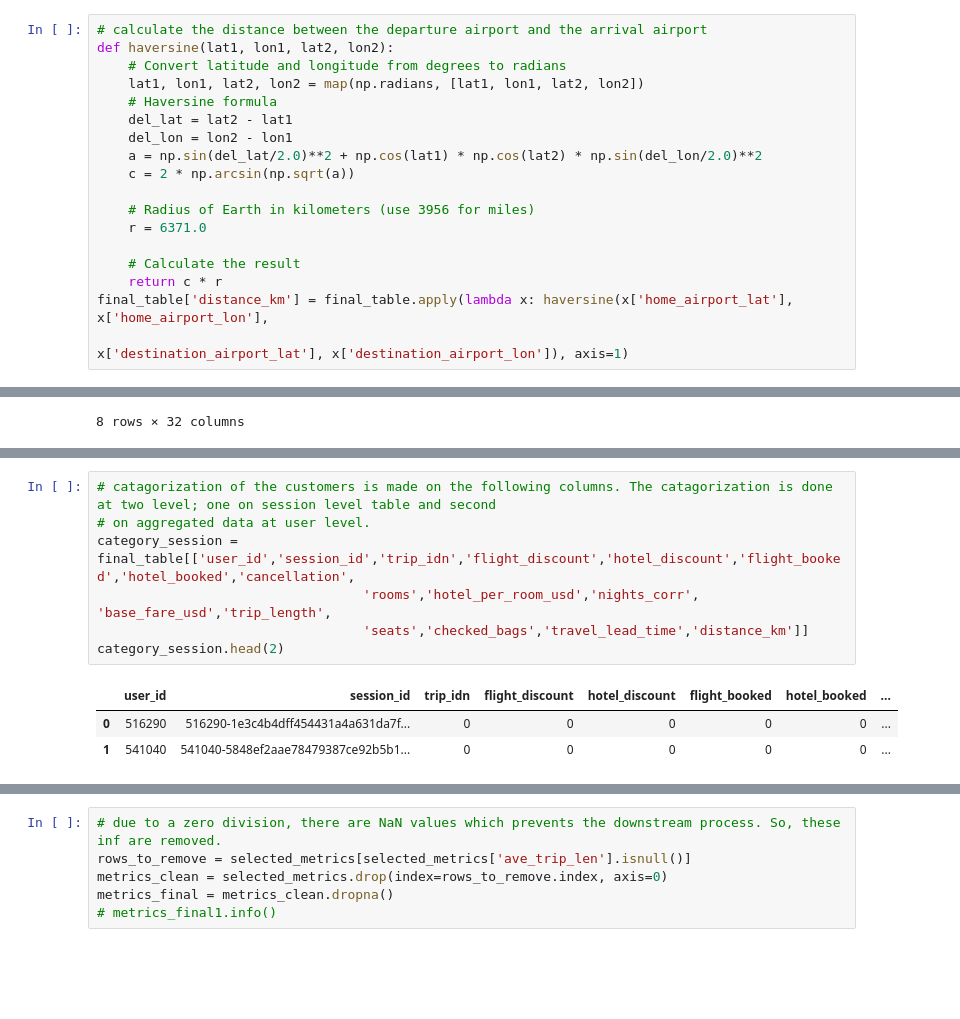
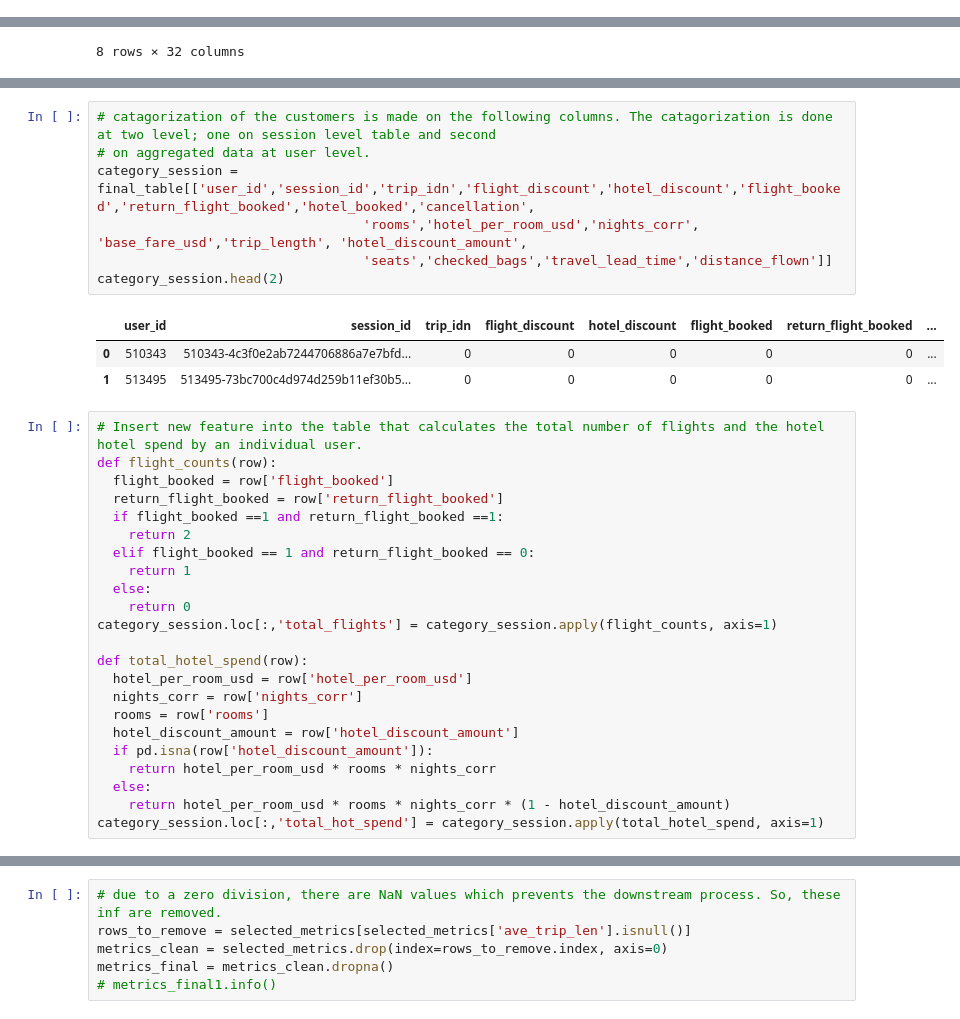
Before and after one commit to derewor/Travel-Tide-project, a Jupyter notebook: TravelTide_project_final.ipynb, the cells around one changed output, grey strips where cells are left out. Saved outputs shown, nothing was run; the diff lists cells and outputs as text; blank space fills up the shorter version.

```diff
--- a/TravelTide_project_final.ipynb
+++ b/TravelTide_project_final.ipynb
@@ -142,21 +123,3 @@ display(final_table['user_id'].nunique())
 # %% [output]
 49211
 5998
-# %%
-# calculate the distance between the departure airport and the arrival airport
-def haversine(lat1, lon1, lat2, lon2):
-    # Convert latitude and longitude from degrees to radians
-    lat1, lon1, lat2, lon2 = map(np.radians, [lat1, lon1, lat2, lon2])
-    # Haversine formula
-    del_lat = lat2 - lat1
-    del_lon = lon2 - lon1
-    a = np.sin(del_lat/2.0)**2 + np.cos(lat1) * np.cos(lat2) * np.sin(del_lon/2.0)**2
-    c = 2 * np.arcsin(np.sqrt(a))
-
-    # Radius of Earth in kilometers (use 3956 for miles)
-    r = 6371.0
-
-    # Calculate the result
-    return c * r
-final_table['distance_km'] = final_table.apply(lambda x: haversine(x['home_airport_lat'], x['home_airport_lon'],
-                                                                   x['destination_airport_lat'], x['destination_airport_lon']), axis=1)
@@ -205,11 +162,34 @@ Index(['user_id', 'birthdate', 'gender', 'married', 'has_children',
 # %%
 # catagorization of the customers is made on the following columns. The catagorization is done at two level; one on session level table and second
 # on aggregated data at user level.
-category_session = final_table[['user_id','session_id','trip_idn','flight_discount','hotel_discount','flight_booked','hotel_booked','cancellation',
-                                  'rooms','hotel_per_room_usd','nights_corr', 'base_fare_usd','trip_length',
-                                  'seats','checked_bags','travel_lead_time','distance_km']]
+category_session = final_table[['user_id','session_id','trip_idn','flight_discount','hotel_discount','flight_booked','return_flight_booked','hotel_booked','cancellation',
+                                  'rooms','hotel_per_room_usd','nights_corr', 'base_fare_usd','trip_length', 'hotel_discount_amount',
+                                  'seats','checked_bags','travel_lead_time','distance_flown']]
 category_session.head(2)
 # %% [output]
-|  | user_id | session_id | trip_idn | flight_discount | hotel_discount | flight_booked | hotel_booked | ... |
-| 0 | 516290 | 516290-1e3c4b4dff454431a4a631da7f... | 0 | 0 | 0 | 0 | 0 | ... |
-| 1 | 541040 | 541040-5848ef2aae78479387ce92b5b1... | 0 | 0 | 0 | 0 | 0 | ... |
+|  | user_id | session_id | trip_idn | flight_discount | hotel_discount | flight_booked | return_flight_booked | ... |
+| 0 | 510343 | 510343-4c3f0e2ab7244706886a7e7bfd... | 0 | 0 | 0 | 0 | 0 | ... |
+| 1 | 513495 | 513495-73bc700c4d974d259b11ef30b5... | 0 | 0 | 0 | 0 | 0 | ... |
+# %%
+# Insert new feature into the table that calculates the total number of flights and the hotel hotel spend by an individual user.
+def flight_counts(row):
+  flight_booked = row['flight_booked']
+  return_flight_booked = row['return_flight_booked']
+  if flight_booked ==1 and return_flight_booked ==1:
+    return 2
+  elif flight_booked == 1 and return_flight_booked == 0:
+    return 1
+  else:
+    return 0
+category_session.loc[:,'total_flights'] = category_session.apply(flight_counts, axis=1)
+
+def total_hotel_spend(row):
+  hotel_per_room_usd = row['hotel_per_room_usd']
+  nights_corr = row['nights_corr']
+  rooms = row['rooms']
+  hotel_discount_amount = row['hotel_discount_amount']
+  if pd.isna(row['hotel_discount_amount']):
+    return hotel_per_room_usd * rooms * nights_corr
+  else:
+    return hotel_per_room_usd * rooms * nights_corr * (1 - hotel_discount_amount)
+category_session.loc[:,'total_hot_spend'] = category_session.apply(total_hotel_spend, axis=1)
```
Also changed, not shown: parts of 61 cells of this notebook.
